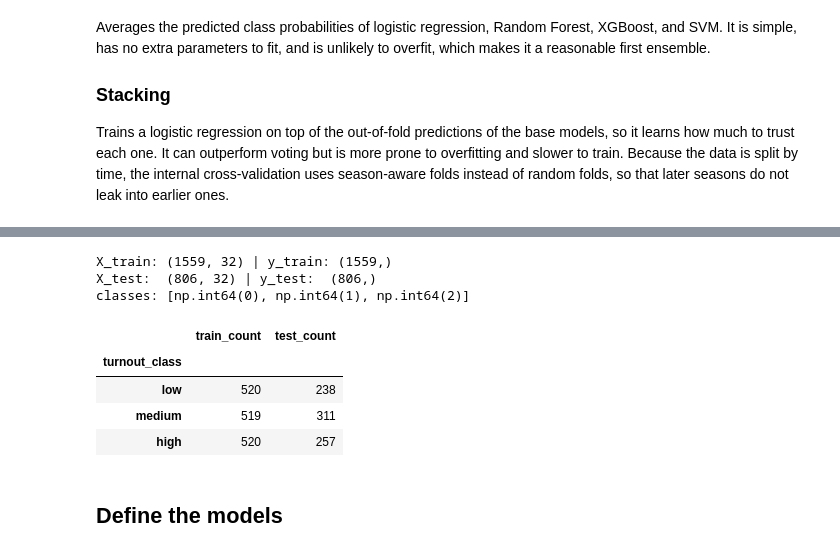
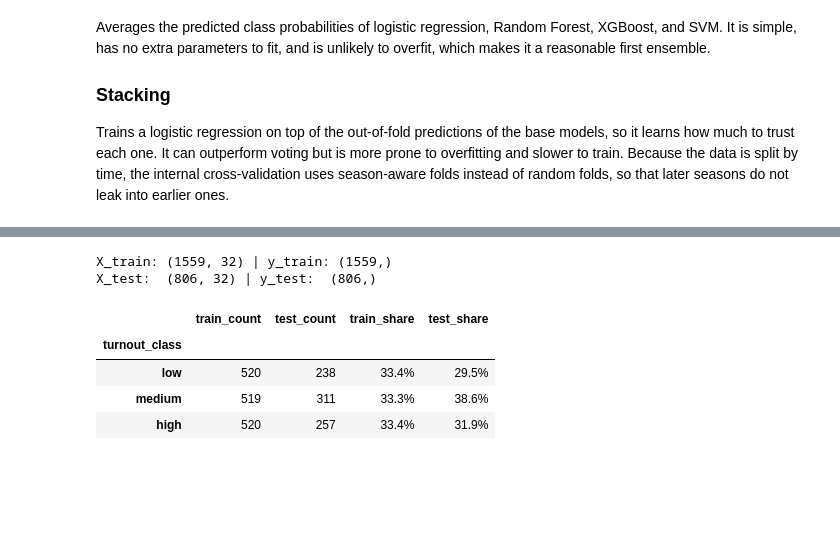
Before and after one commit to Break-Through-Tech/Sports-Analytics-1B-assessing-football-stadium-attendance-and-experience, a Jupyter notebook: notebooks/03_candidate_models.ipynb, the cells around one changed output, grey strips where cells are left out. Drawn from its saved outputs; the diff is of its cells as text; code cells hidden in the pictures; blank space fills up the shorter version.

Commit message:
Train and test new candidate models

```diff
--- a/notebooks/03_candidate_models.ipynb
+++ b/notebooks/03_candidate_models.ipynb
@@ -62,0 +69,11 @@ FEATURES_DIR = Path("../data/processed/features")
+# %%
+RANDOM_STATE = 42  # one seed for every model, so reruns give the same results
+N_JOBS = -1        # use all CPU cores where a model supports it
+
+DATA_DIR = Path("../data")
+TRAIN_TEST_DIR = DATA_DIR / "train_test_df"
+FEATURES_DIR = DATA_DIR / "processed" / "features"
+
+# Outputs
+RESULT_DIR = Path("../results")
+CANDIDATE_DIR = RESULT_DIR / "candidate_models"
@@ -63,58 +191,47 @@ FEATURES_DIR = Path("../data/processed/features")
 # %%
-# load the saved split
 X_train = pd.read_csv(TRAIN_TEST_DIR / "X_train.csv")
 X_test = pd.read_csv(TRAIN_TEST_DIR / "X_test.csv")
 
-# select the target column so y is a Series, not a DataFrame
+# Select the target column so y is a Series, not a one-column DataFrame
 y_train = pd.read_csv(TRAIN_TEST_DIR / "y_train.csv")["target"]
 y_test = pd.read_csv(TRAIN_TEST_DIR / "y_test.csv")["target"]
 
-# load the feature config and class labels
 with open(FEATURES_DIR / "feature_config.json") as f:
     config = json.load(f)
 
-CLASS_LABELS = {
-    int(code): name
-    for code, name in config["class_labels"].items()
-}
+CLASS_LABELS = {int(code): name for code, name in config["class_labels"].items()}
+labels = sorted(CLASS_LABELS)
+class_names = [CLASS_LABELS[i] for i in labels]
 
-# shapes should match the previous notebook
+# Structure checks
+assert X_train.columns.tolist() == config["output_columns"]
+assert X_test.columns.tolist() == X_train.columns.tolist()
+assert len(X_train) == len(y_train) and len(X_test) == len(y_test)
+assert not X_train.isna().any().any() and not X_test.isna().any().any()
+assert y_train.notna().all() and y_test.notna().all()
+
+# Class codes must be 0..K-1 and identical in both sets
+assert labels == list(range(len(labels)))
+assert sorted(y_train.unique()) == labels == sorted(y_test.unique())
+
 print("X_train:", X_train.shape, "| y_train:", y_train.shape)
 print("X_test: ", X_test.shape, "| y_test: ", y_test.shape)
 
-# feature names and order should match the saved config
-assert X_train.columns.tolist() == config["output_columns"]
-assert X_test.columns.tolist() == X_train.columns.tolist()
-
-# rows must line up between features and targets
-assert len(X_train) == len(y_train)
-assert len(X_test) == len(y_test)
-
-# no missing values
-assert not X_train.isna().any().any()
-assert not X_test.isna().any().any()
-assert y_train.notna().all() and y_test.notna().all()
-
-# classes should be the same as in the logreg notebook
-print("classes:", sorted(y_train.unique()))
-
-# class counts, which should match the earlier output
 class_counts = pd.DataFrame({
     "train_count": y_train.value_counts(),
     "test_count": y_test.value_counts(),
 }).sort_index()
+class_counts["train_share"] = class_counts["train_count"] / len(y_train)
+class_counts["test_share"] = class_counts["test_count"] / len(y_test)
 class_counts.index = class_counts.index.map(CLASS_LABELS)
 class_counts.index.name = "turnout_class"
 
-display(class_counts)
+display(class_counts.style.format({"train_share": "{:.1%}", "test_share": "{:.1%}"}))
 # %% [output]
 X_train: (1559, 32) | y_train: (1559,)
 X_test:  (806, 32) | y_test:  (806,)
-classes: [np.int64(0), np.int64(1), np.int64(2)]
-|  | train_count | test_count |
-| turnout_class |  |  |
-| low | 520 | 238 |
-| medium | 519 | 311 |
-| high | 520 | 257 |
+|  | train_count | test_count | train_share | test_share |
+| turnout_class |  |  |  |  |
+| low | 520 | 238 | 33.4% | 29.5% |
+| medium | 519 | 311 | 33.3% | 38.6% |
+| high | 520 | 257 | 33.4% | 31.9% |
-# %% [markdown]
-## Define the models
```
Also changed, not shown: parts of 28 cells of this notebook.
